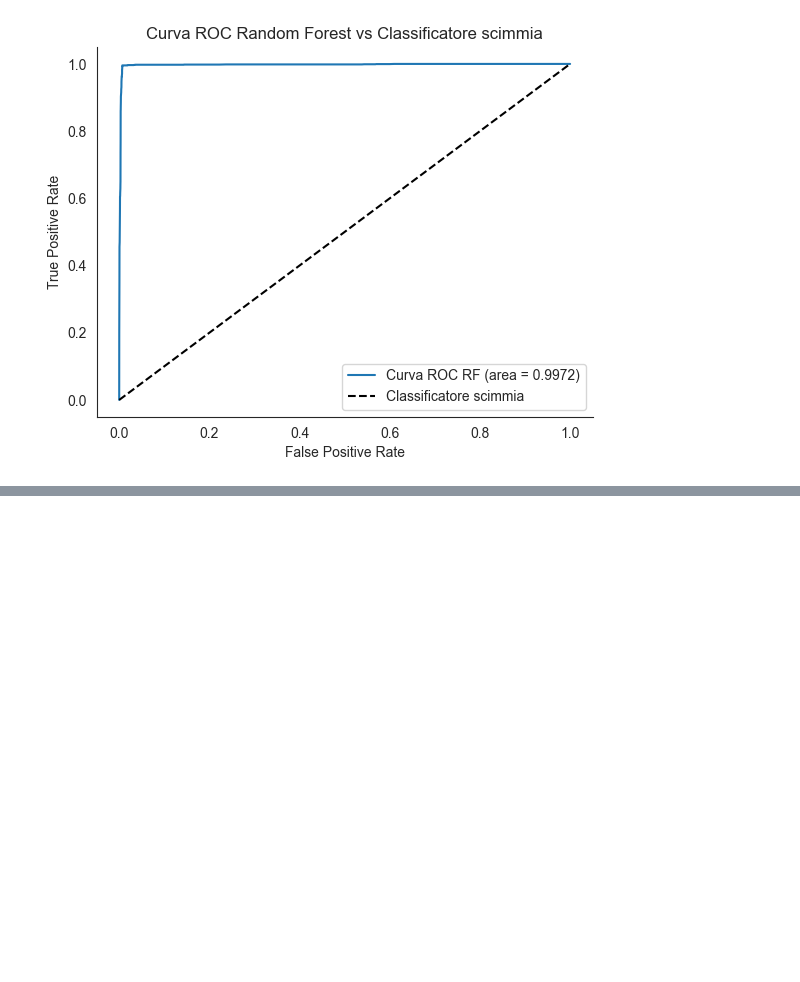
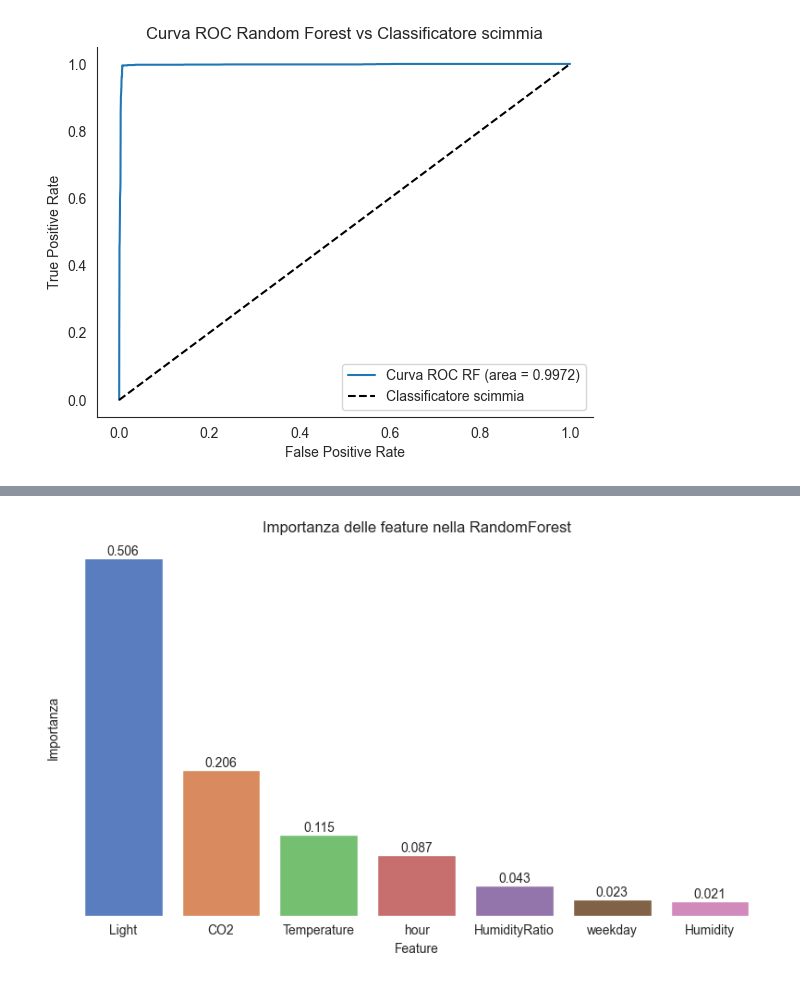
Before and after one commit to gabrielee20/roomoccupation, a Jupyter notebook: classification.ipynb, the cells around one changed output, grey strips where cells are left out. Saved outputs shown, nothing was run; the diff lists cells and outputs as text; code cells hidden in the pictures; blank space fills up the shorter version.

```diff
--- a/classification.ipynb
+++ b/classification.ipynb
@@ -5,8 +5,11 @@ Iniziamo a fare gli import necessari, definiamo alcune funzioni che poi ci saran
 # %%
 import pandas as pd
+from sklearn.tree import plot_tree
 from sklearn.ensemble import RandomForestClassifier
-from sklearn.model_selection import GridSearchCV, KFold, cross_val_score
+from sklearn.metrics import roc_curve, roc_auc_score
+from sklearn.model_selection import GridSearchCV
 import matplotlib.pyplot as plt
+import sklearn.metrics as sklearn_metrics
 import seaborn as sns
 
 # Funzione che prepara il dataset passato, andando a rendere le date del tipo corretto
@@ -29,9 +32,9 @@ def subsample_dataset(input_dataset, training_ratio, classification_label):
     return training_dataset, testing_dataset
 
 # Funzione che divide le features dalla verità dei fatti
-def get_x_y(dataset, label):
-    y = dataset[label]
-    x = dataset.drop(label, axis="columns")
+def get_x_y(input_dataset, label):
+    y = input_dataset[label]
+    x = input_dataset.drop(label, axis="columns")
     return x, y
 
 SRC_DATASET = "./data/datatraining.txt"
@@ -332,0 +289,29 @@ plt.show()
+# %%
+import pandas as pd
+
+sns.set_style('white')
+
+palette = sns.color_palette("muted", n_colors=len(classifier_with_tuned_paramaters.feature_importances_))
+importances = pd.DataFrame({
+    "Feature": X_train.columns,
+    "Importanza": classifier_with_tuned_paramaters.feature_importances_
+}).sort_values("Importanza", ascending=False)
+
+plt.figure(figsize=(8, 5))
+
+barplot = sns.barplot(data=importances, x="Feature", y="Importanza", palette=palette, hue="Feature")
+
+barplot.set(yticklabels=[])
+
+for container in barplot.containers:
+    barplot.bar_label(container, fmt='%.3f', label_type='edge')
+
+for spine in barplot.spines.values():
+    spine.set_visible(False)
+
+plt.title('Importanza delle feature nella RandomForest')
+plt.tight_layout()
+plt.savefig("./plots/feature_importances_random_forest.png", transparent=True)
+plt.show()
+# %% [output]
+[figure, added]
```
Also changed, not shown: parts of 22 cells of this notebook, 2 other files.
